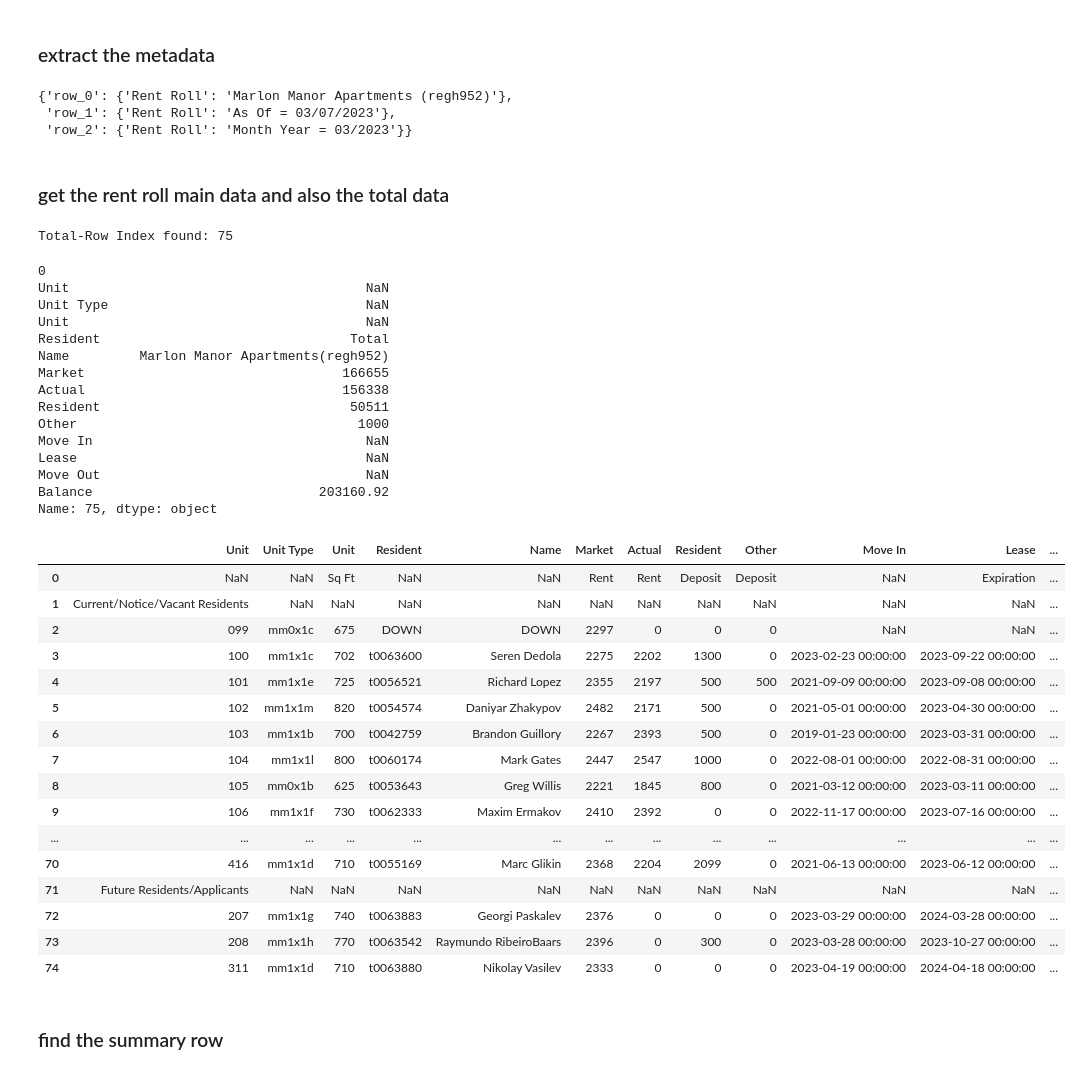
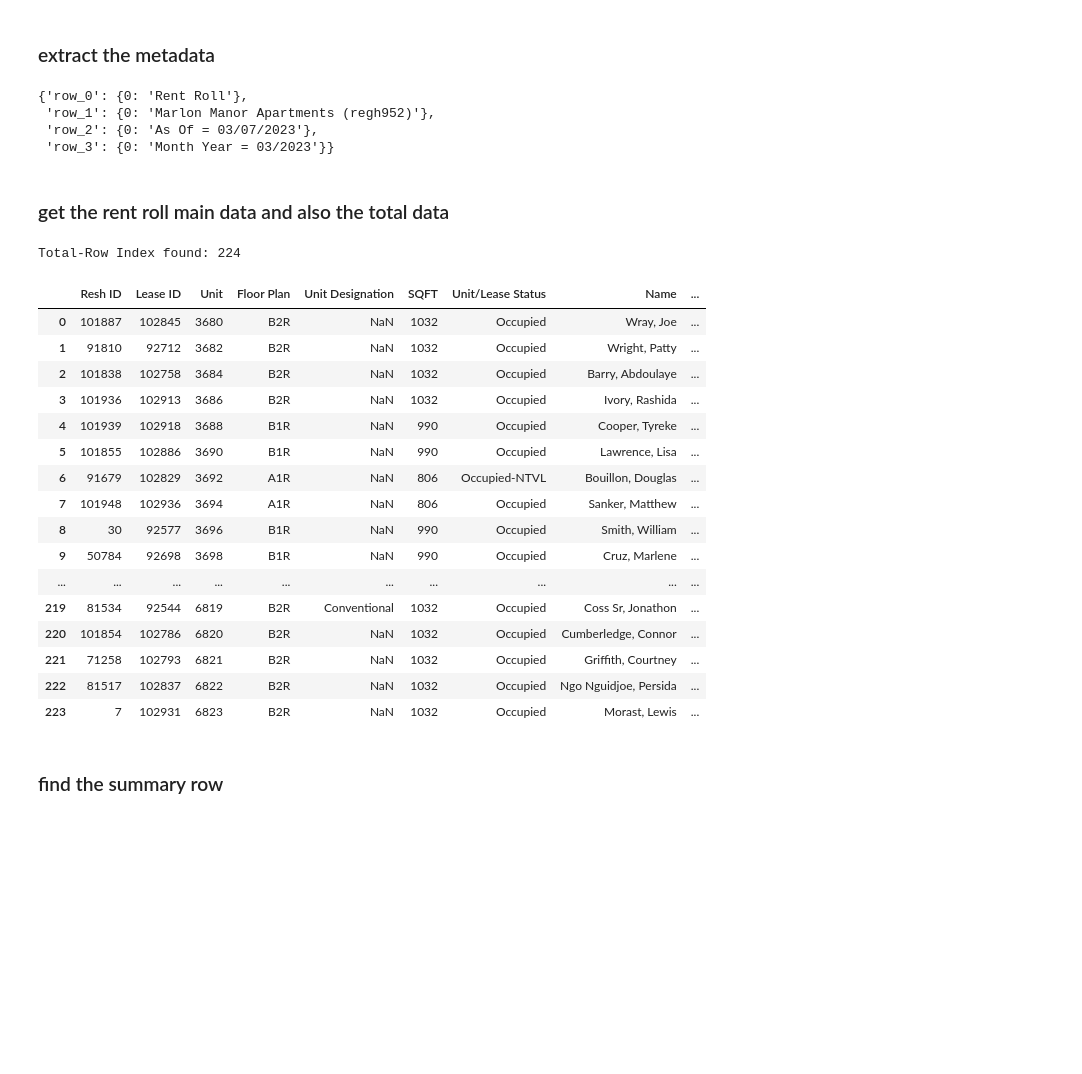
Before and after one commit to harikeerthan24/Lenguard, a Jupyter notebook: main.ipynb, the cells around one changed output. Saved outputs shown, nothing was run; the diff lists cells and outputs as text; code cells hidden in the pictures; blank space fills up the shorter version.

```diff
--- a/main.ipynb
+++ b/main.ipynb
@@ -297,3 +536,17 @@ Requirement already satisfied: colorama in e:\anaconda\lib\site-packages (from t
 ### Rent roll parser and extractor
 # %% [markdown]
 ### file upload
+# %%
+import pandas as pd
+from openai import OpenAI
+import os
+from dotenv import load_dotenv
+import json
+from typing import Optional, Dict, Union
+import logging
+
+# Load environment variables
+dotenv.load_dotenv()
+
+# Initialize OpenAI client
+client = OpenAI(api_key=os.getenv("OPENAI_API_KEY"))
@@ -354,7 +737,6 @@ Rent Roll Header row index: 3
 # %%
 # Extract metadata
 metadata = raw_data.iloc[:rent_roll_header_row_idx].copy()
-metadata = metadata.dropna(how='all').reset_index(drop=True)
 
 metadata_dict = {}
 for idx, row in metadata.iterrows():
@@ -364,9 +746,10 @@ for idx, row in metadata.iterrows():
 
 metadata_dict
 # %% [output]
-{'row_0': {'Rent Roll': 'Marlon Manor Apartments (regh952)'},
- 'row_1': {'Rent Roll': 'As Of = 03/07/2023'},
- 'row_2': {'Rent Roll': 'Month Year = 03/2023'}}
+{'row_0': {0: 'Rent Roll'},
+ 'row_1': {0: 'Marlon Manor Apartments (regh952)'},
+ 'row_2': {0: 'As Of = 03/07/2023'},
+ 'row_3': {0: 'Month Year = 03/2023'}}
 # %% [markdown]
 ### get the rent roll main data and also the total data
 # %%
@@ -382,67 +765,52 @@ rent_roll_data = data.iloc[1:].reset_index(drop=True)
 
 # Remove any rows that are completely empty and reset index
 rent_roll_data = rent_roll_data.dropna(how='all').reset_index(drop=True)
 
 
 # Find total row
 total_mask = rent_roll_data.astype(str).apply(
     lambda row: 'total' in ' '.join(row.values).lower(),
     axis=1
 )
 
 total_row_index = rent_roll_data[total_mask].index[0] if any(total_mask) else None
 print("\nTotal-Row Index found:", total_row_index)
 
 # if total_row_index is not None:
 total_row_data = rent_roll_data.iloc[total_row_index]
-display(total_row_data) # total row data
+pd.DataFrame(total_row_data).T
 
 
 # total_row_data
 # Get rent roll data up to total row
 if total_row_index is not None:
     rent_roll_main = rent_roll_data.iloc[:total_row_index].copy()
 else:
     rent_roll_main = rent_roll_data.copy()
 
 # Clean up any remaining all-NA rows
 rent_roll_main = rent_roll_main.dropna(how='all').reset_index(drop=True)
 
 rent_roll_main # rent roll main data without total row
 # %% [output]
-Total-Row Index found: 75
+Total-Row Index found: 224
-0
-Unit                                      NaN
-Unit Type                                 NaN
-Unit                                      NaN
-Resident                                Total
-Name         Marlon Manor Apartments(regh952)
-Market                                 166655
-Actual                                 156338
-Resident                                50511
-Other                                    1000
-Move In                                   NaN
-Lease                                     NaN
-Move Out                                  NaN
-Balance                             203160.92
-Name: 75, dtype: object
-|  | Unit | Unit Type | Unit | Resident | Name | Market | Actual | Resident | Other | Move In | Lease | ... |
-| 0 | NaN | NaN | Sq Ft | NaN | NaN | Rent | Rent | Deposit | Deposit | NaN | Expiration | ... |
-| 1 | Current/Notice/Vacant Residents | NaN | NaN | NaN | NaN | NaN | NaN | NaN | NaN | NaN | NaN | ... |
-| 2 | 099 | mm0x1c | 675 | DOWN | DOWN | 2297 | 0 | 0 | 0 | NaN | NaN | ... |
-| 3 | 100 | mm1x1c | 702 | t0063600 | Seren Dedola | 2275 | 2202 | 1300 | 0 | 2023-02-23 00:00:00 | 2023-09-22 00:00:00 | ... |
-| 4 | 101 | mm1x1e | 725 | t0056521 | Richard Lopez | 2355 | 2197 | 500 | 500 | 2021-09-09 00:00:00 | 2023-09-08 00:00:00 | ... |
-| 5 | 102 | mm1x1m | 820 | t0054574 | Daniyar Zhakypov | 2482 | 2171 | 500 | 0 | 2021-05-01 00:00:00 | 2023-04-30 00:00:00 | ... |
-| 6 | 103 | mm1x1b | 700 | t0042759 | Brandon Guillory | 2267 | 2393 | 500 | 0 | 2019-01-23 00:00:00 | 2023-03-31 00:00:00 | ... |
-| 7 | 104 | mm1x1l | 800 | t0060174 | Mark Gates | 2447 | 2547 | 1000 | 0 | 2022-08-01 00:00:00 | 2022-08-31 00:00:00 | ... |
-| 8 | 105 | mm0x1b | 625 | t0053643 | Greg Willis | 2221 | 1845 | 800 | 0 | 2021-03-12 00:00:00 | 2023-03-11 00:00:00 | ... |
-| 9 | 106 | mm1x1f | 730 | t0062333 | Maxim Ermakov | 2410 | 2392 | 0 | 0 | 2022-11-17 00:00:00 | 2023-07-16 00:00:00 | ... |
-| ... | ... | ... | ... | ... | ... | ... | ... | ... | ... | ... | ... | ... |
-| 70 | 416 | mm1x1d | 710 | t0055169 | Marc Glikin | 2368 | 2204 | 2099 | 0 | 2021-06-13 00:00:00 | 2023-06-12 00:00:00 | ... |
-| 71 | Future Residents/Applicants | NaN | NaN | NaN | NaN | NaN | NaN | NaN | NaN | NaN | NaN | ... |
-| 72 | 207 | mm1x1g | 740 | t0063883 | Georgi Paskalev | 2376 | 0 | 0 | 0 | 2023-03-29 00:00:00 | 2024-03-28 00:00:00 | ... |
-| 73 | 208 | mm1x1h | 770 | t0063542 | Raymundo RibeiroBaars | 2396 | 0 | 300 | 0 | 2023-03-28 00:00:00 | 2023-10-27 00:00:00 | ... |
-| 74 | 311 | mm1x1d | 710 | t0063880 | Nikolay Vasilev | 2333 | 0 | 0 | 0 | 2023-04-19 00:00:00 | 2024-04-18 00:00:00 | ... |
+|  | Resh ID | Lease ID | Unit | Floor Plan | Unit Designation | SQFT | Unit/Lease Status | Name | ... |
+| 0 | 101887 | 102845 | 3680 | B2R | NaN | 1032 | Occupied | Wray, Joe | ... |
+| 1 | 91810 | 92712 | 3682 | B2R | NaN | 1032 | Occupied | Wright, Patty | ... |
+| 2 | 101838 | 102758 | 3684 | B2R | NaN | 1032 | Occupied | Barry, Abdoulaye | ... |
+| 3 | 101936 | 102913 | 3686 | B2R | NaN | 1032 | Occupied | Ivory, Rashida | ... |
+| 4 | 101939 | 102918 | 3688 | B1R | NaN | 990 | Occupied | Cooper, Tyreke | ... |
+| 5 | 101855 | 102886 | 3690 | B1R | NaN | 990 | Occupied | Lawrence, Lisa | ... |
+| 6 | 91679 | 102829 | 3692 | A1R | NaN | 806 | Occupied-NTVL | Bouillon, Douglas | ... |
+| 7 | 101948 | 102936 | 3694 | A1R | NaN | 806 | Occupied | Sanker, Matthew | ... |
+| 8 | 30 | 92577 | 3696 | B1R | NaN | 990 | Occupied | Smith, William | ... |
+| 9 | 50784 | 92698 | 3698 | B1R | NaN | 990 | Occupied | Cruz, Marlene | ... |
+| ... | ... | ... | ... | ... | ... | ... | ... | ... | ... |
+| 219 | 81534 | 92544 | 6819 | B2R | Conventional | 1032 | Occupied | Coss Sr, Jonathon | ... |
+| 220 | 101854 | 102786 | 6820 | B2R | NaN | 1032 | Occupied | Cumberledge, Connor | ... |
+| 221 | 71258 | 102793 | 6821 | B2R | NaN | 1032 | Occupied | Griffith, Courtney | ... |
+| 222 | 81517 | 102837 | 6822 | B2R | NaN | 1032 | Occupied | Ngo Nguidjoe, Persida | ... |
+| 223 | 7 | 102931 | 6823 | B2R | NaN | 1032 | Occupied | Morast, Lewis | ... |
 # %% [markdown]
 ### find the summary row
 # %%
```
Also changed, not shown: parts of 9 cells of this notebook.
